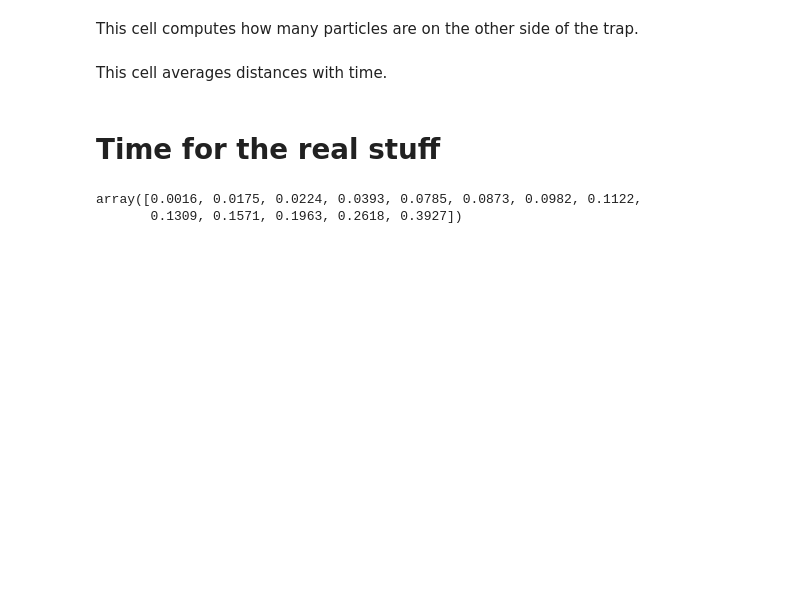
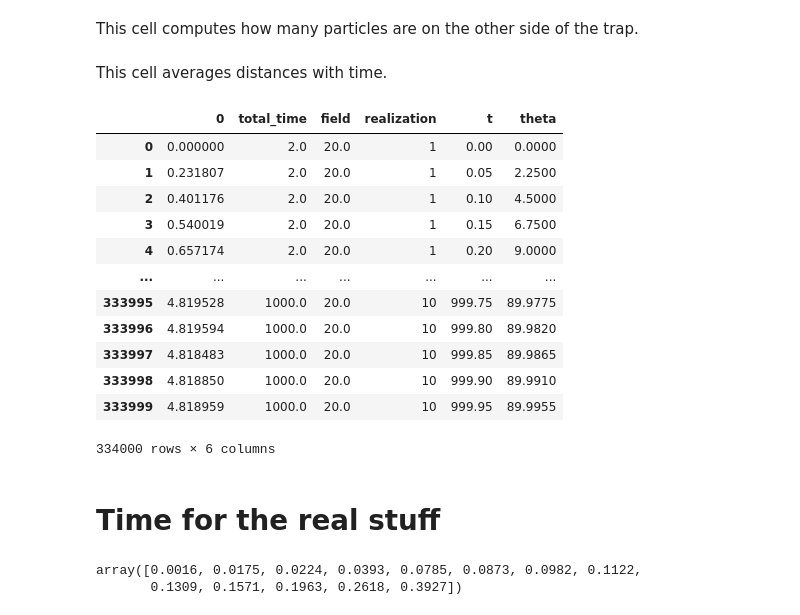
Before and after one commit to leogabac/reentrancy, a Jupyter notebook: src/notebooks/figure4.ipynb, the cells around one changed output. Drawn from its saved outputs; the diff is of its cells as text; code cells hidden in the pictures; blank space fills up the shorter version.

```diff
--- a/src/notebooks/figure4.ipynb
+++ b/src/notebooks/figure4.ipynb
@@ -86,10 +86,26 @@ rest_cols = [x for x in hors.columns if x not in particle_cols]
 
 df = hors[particle_cols].mean(axis=1).to_frame()
 df[rest_cols] = hors[rest_cols]
-df.columns = ['mean'] + rest_cols
+#df.columns = ['mean'] + rest_cols
 
 
-df.to_csv(os.path.join(DATA_PATH,ofile),mode='w',index=False)
+#df.to_csv(os.path.join(DATA_PATH,ofile),mode='w',index=False)
+# %%
+df
+# %% [output]
+|  | 0 | total_time | field | realization | t | theta |
+| 0 | 0.000000 | 2.0 | 20.0 | 1 | 0.00 | 0.0000 |
+| 1 | 0.231807 | 2.0 | 20.0 | 1 | 0.05 | 2.2500 |
+| 2 | 0.401176 | 2.0 | 20.0 | 1 | 0.10 | 4.5000 |
+| 3 | 0.540019 | 2.0 | 20.0 | 1 | 0.15 | 6.7500 |
+| 4 | 0.657174 | 2.0 | 20.0 | 1 | 0.20 | 9.0000 |
+| ... | ... | ... | ... | ... | ... | ... |
+| 333995 | 4.819528 | 1000.0 | 20.0 | 10 | 999.75 | 89.9775 |
+| 333996 | 4.819594 | 1000.0 | 20.0 | 10 | 999.80 | 89.9820 |
+| 333997 | 4.818483 | 1000.0 | 20.0 | 10 | 999.85 | 89.9865 |
+| 333998 | 4.818850 | 1000.0 | 20.0 | 10 | 999.90 | 89.9910 |
+| 333999 | 4.818959 | 1000.0 | 20.0 | 10 | 999.95 | 89.9955 |
+334000 rows × 6 columns
 # %% [markdown]
 # Time for the real stuff
 # %%
```
Also changed, not shown: 7 other files.
